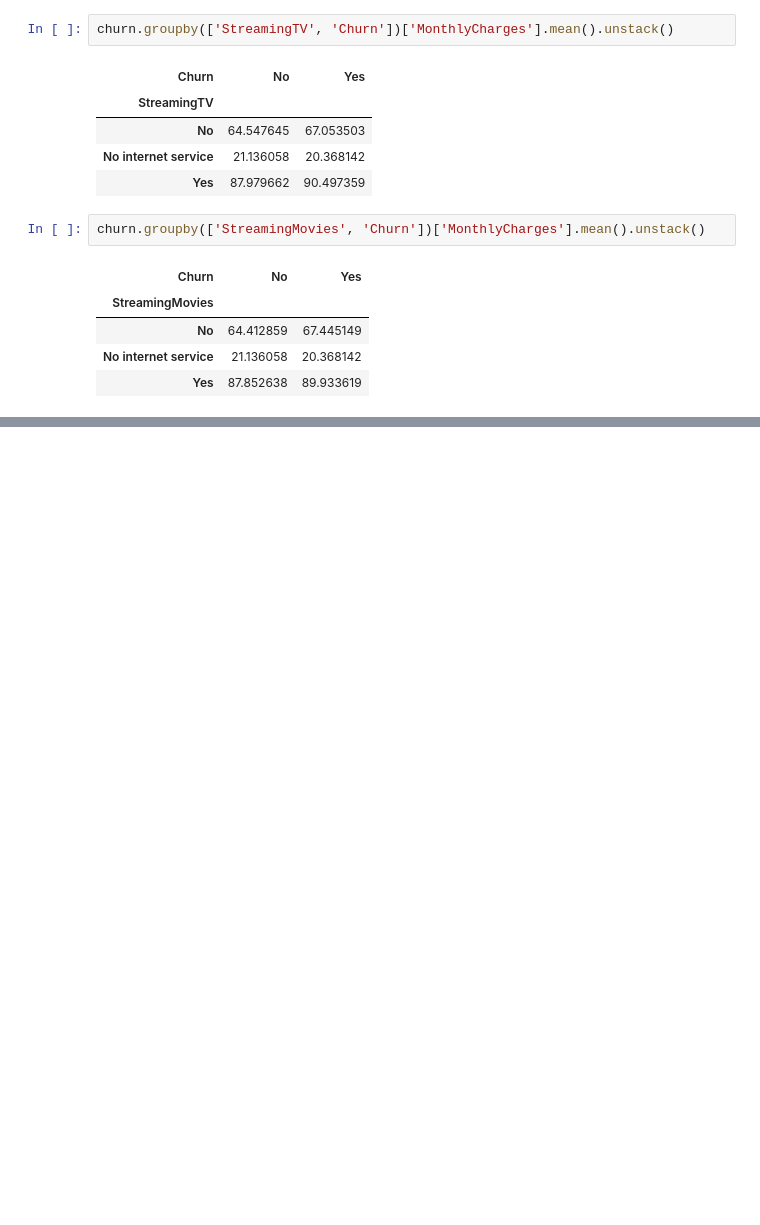
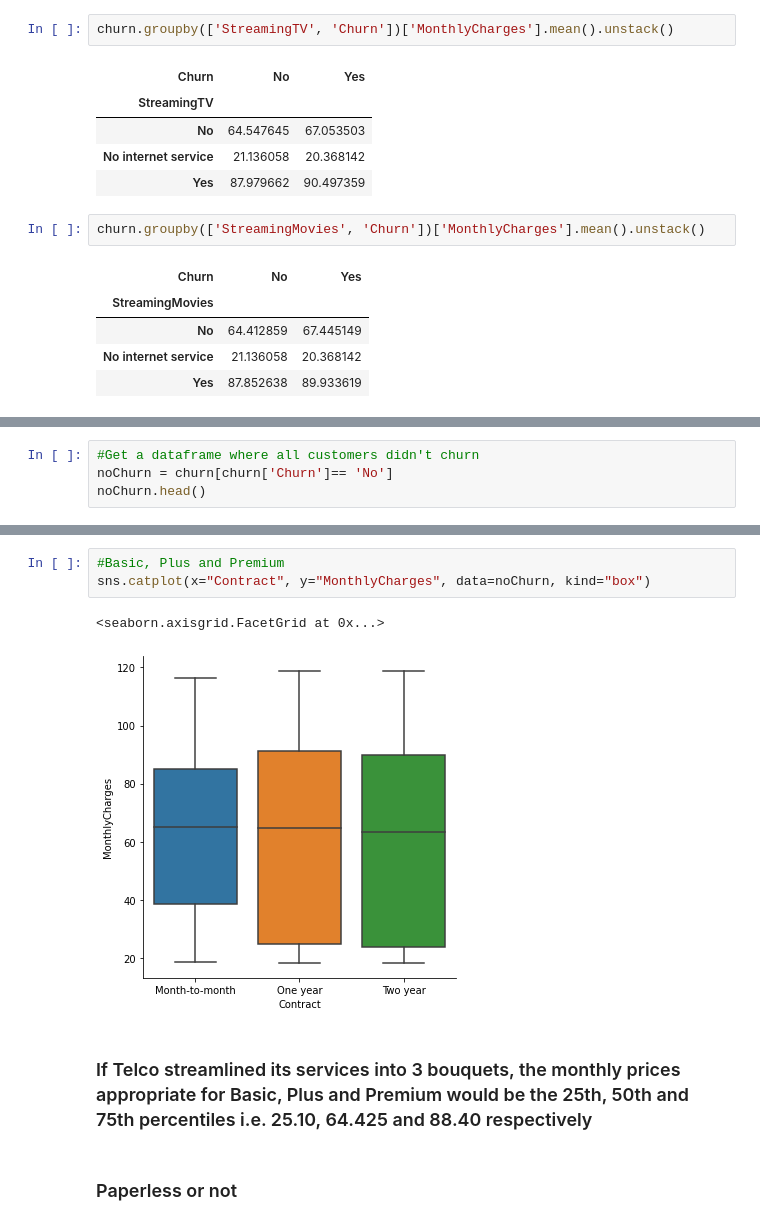
Before and after one commit to nmuhanguzi/Africa-Data-School-Assignments, a Jupyter notebook: Assignment 4/Telco Customer Churn.ipynb, the cells around one changed output, grey strips where cells are left out. Saved outputs shown, nothing was run; the diff lists cells and outputs as text; blank space fills up the shorter version.

```diff
--- a/Assignment 4/Telco Customer Churn.ipynb
+++ b/Assignment 4/Telco Customer Churn.ipynb
@@ -264,0 +298,4 @@ churn.groupby(['MultipleLines', 'StreamingTV', 'StreamingMovies', 'Churn'])['Mon
+# %%
+#Get a dataframe where all customers didn't churn
+noChurn = churn[churn['Churn']== 'No']
+noChurn.head()
@@ -264,0 +322,10 @@ churn.groupby(['MultipleLines', 'StreamingTV', 'StreamingMovies', 'Churn'])['Mon
+# %%
+#Basic, Plus and Premium
+sns.catplot(x="Contract", y="MonthlyCharges", data=noChurn, kind="box")
+# %% [output]
+<seaborn.axisgrid.FacetGrid at 0x...>
+[figure, added]
+# %% [markdown]
+### If Telco streamlined its services into 3 bouquets, the monthly prices appropriate for Basic, Plus and Premium would be the 25th, 50th and 75th percentiles i.e. 25.10, 64.425 and 88.40 respectively
+# %% [markdown]
+### Paperless or not
```
Also changed, not shown: parts of 14 cells of this notebook.
